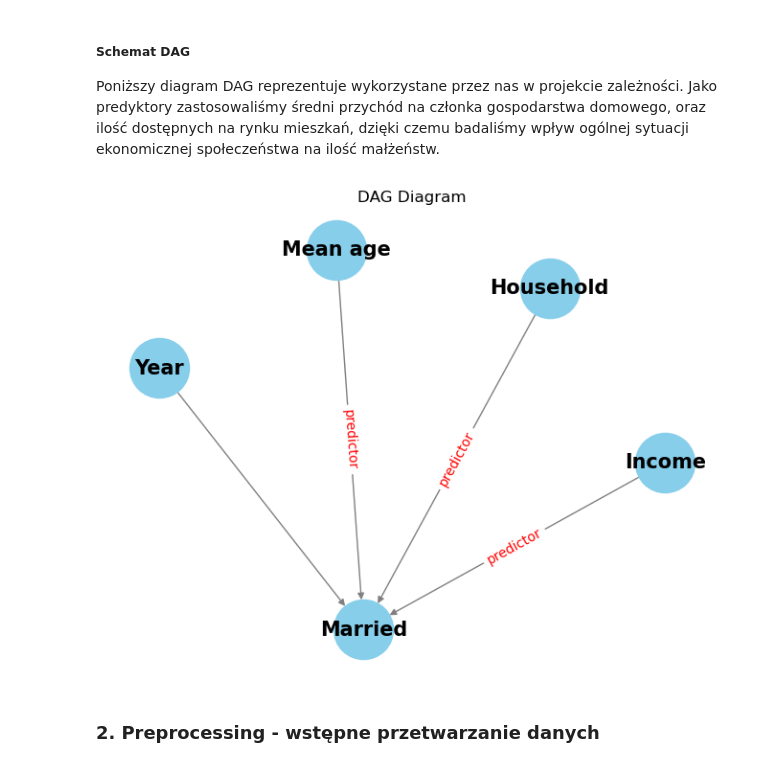
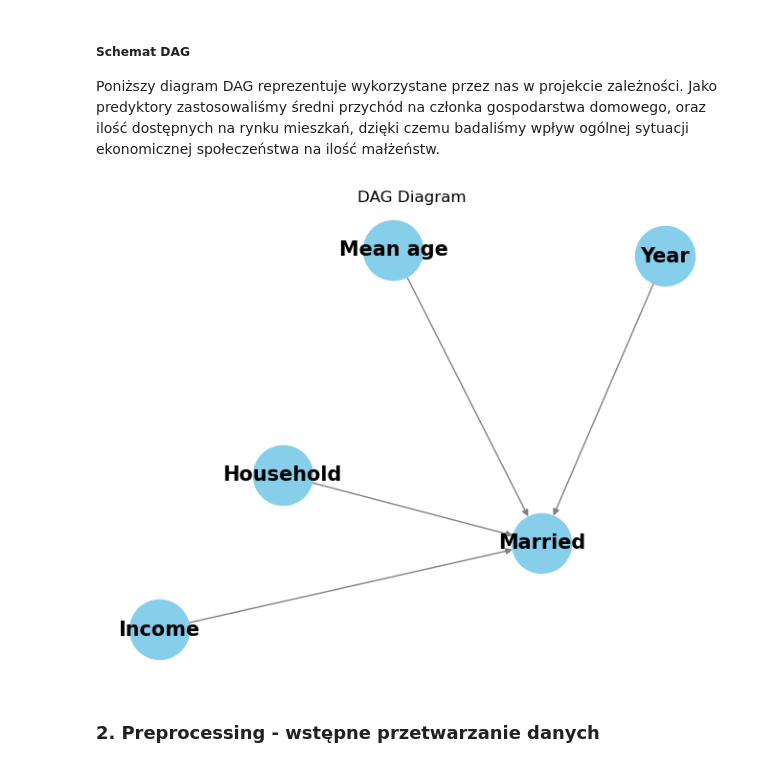
Before and after one commit to Julnowak/DA_project, a Jupyter notebook: final.ipynb, the cells around one changed output. Drawn from its saved outputs; the diff is of its cells as text; code cells hidden in the pictures.

```diff
--- a/final.ipynb
+++ b/final.ipynb
@@ -27,39 +27,39 @@ Poniższy diagram DAG reprezentuje wykorzystane przez nas w projekcie zależnoś
 # %%
 import networkx as nx
 import matplotlib.pyplot as plt
 
 # Create a directed graph
 G = nx.DiGraph()
 
 # Add nodes
 G.add_node("Year")
 G.add_node("Household")
 G.add_node("Income")
 G.add_node("Married")
 G.add_node("Mean age")
 
 # Add edges
 G.add_edge("Year", "Married")
 G.add_edge("Income", "Married")
 G.add_edge("Household", "Married")
 G.add_edge("Mean age", "Married")
 
 # Draw the graph
 pos = nx.spring_layout(G)  # positions for all nodes
 nx.draw(G, pos, with_labels=True, node_color='skyblue', node_size=2000, edge_color='gray', font_size=15, font_weight='bold')
 
 # Add edge labels
-edge_labels = {
-    ("Income", "Married"): "predictor",
-    ("Household", "Married"): "predictor",
-    ("Mean age", "Married"): "predictor"
-}
-nx.draw_networkx_edge_labels(G, pos, edge_labels=edge_labels, font_color='red')
+# edge_labels = {
+#     ("Income", "Married"): "predictor",
+#     ("Household", "Married"): "predictor",
+#     ("Mean age", "Married"): "predictor"
+# }
+# nx.draw_networkx_edge_labels(G, pos, edge_labels=edge_labels, font_color='red')
 
 plt.title("DAG Diagram")
 plt.show()
 # %% [output]
-[figure, old version]
+[figure, new version]
 # %% [markdown]
 ### 2. Preprocessing - wstępne przetwarzanie danych
 # %% [markdown]
```
Also changed, not shown: parts of 26 cells of this notebook.
